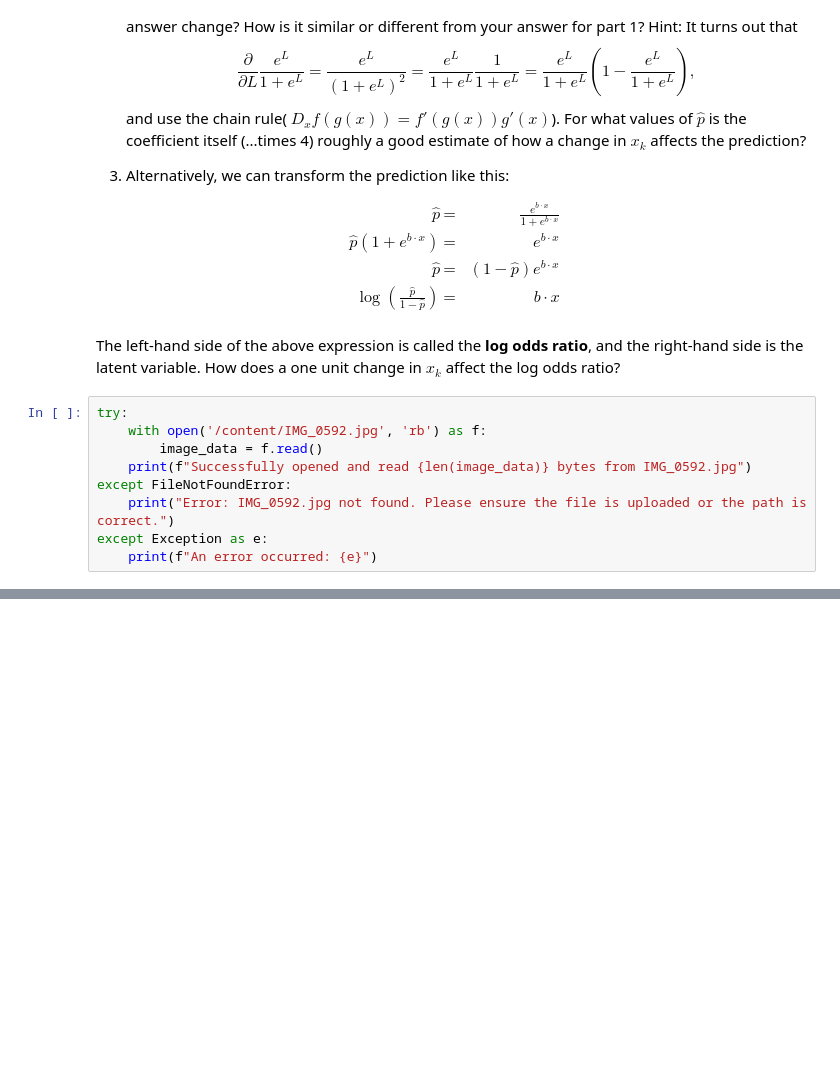
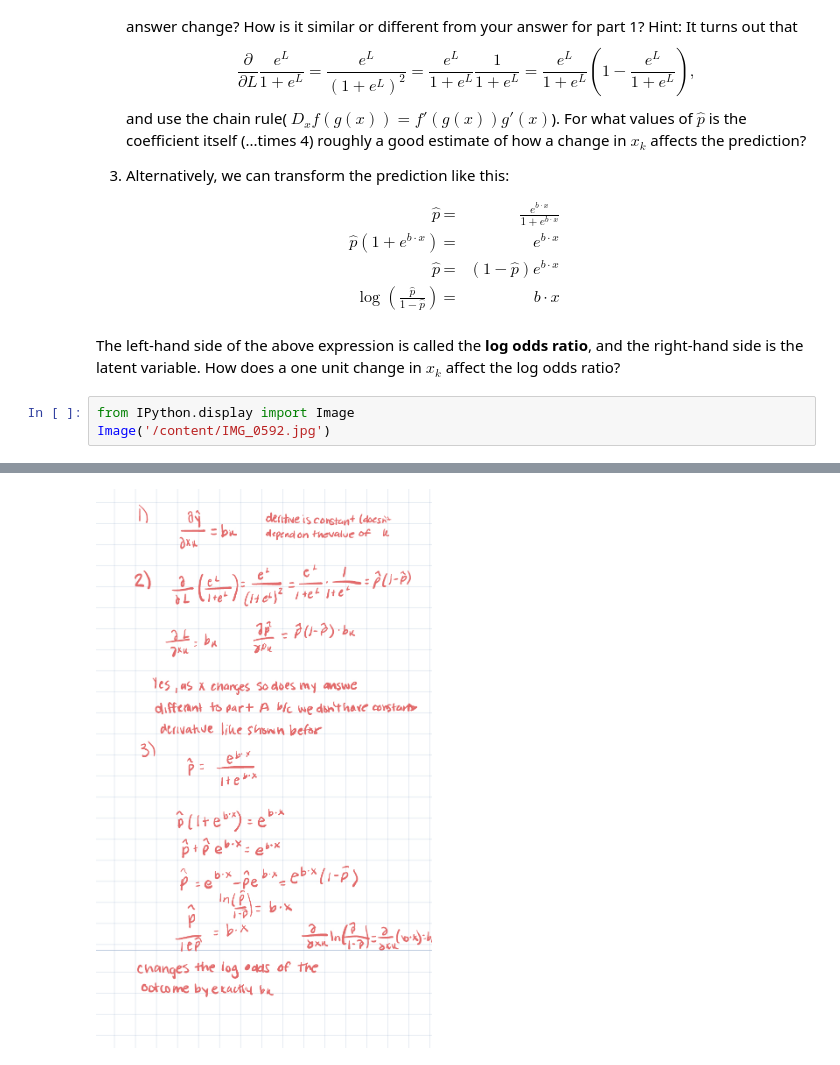
Before and after one commit to Elizabethav03/My_undergrad_ml_assignments, a Jupyter notebook: 05_assignment_glm.ipynb, the cells around one changed output, grey strips where cells are left out. Saved outputs shown, nothing was run; the diff lists cells and outputs as text; blank space fills up the shorter version.

```diff
--- a/05_assignment_glm.ipynb
+++ b/05_assignment_glm.ipynb
@@ -420,12 +419,6 @@ and use the chain rule( $D_x f(g(x)) = f'(g(x))g'(x)$). For what values of $\hat
 
 The left-hand side of the above expression is called the **log odds ratio**, and the right-hand side is the latent variable. How does a one unit change in $x_k$ affect the log odds ratio?
 # %%
-try:
-    with open('/content/IMG_0592.jpg', 'rb') as f:
-        image_data = f.read()
-    print(f"Successfully opened and read {len(image_data)} bytes from IMG_0592.jpg")
-except FileNotFoundError:
-    print("Error: IMG_0592.jpg not found. Please ensure the file is uploaded or the path is correct.")
-except Exception as e:
-    print(f"An error occurred: {e}")
+from IPython.display import Image
+Image('/content/IMG_0592.jpg')
 # %% [output]
@@ -432,0 +425 @@ Successfully opened and read 534631 bytes from IMG_0592.jpg
+[figure, added]
```
Also changed, not shown: parts of 5 cells of this notebook.
